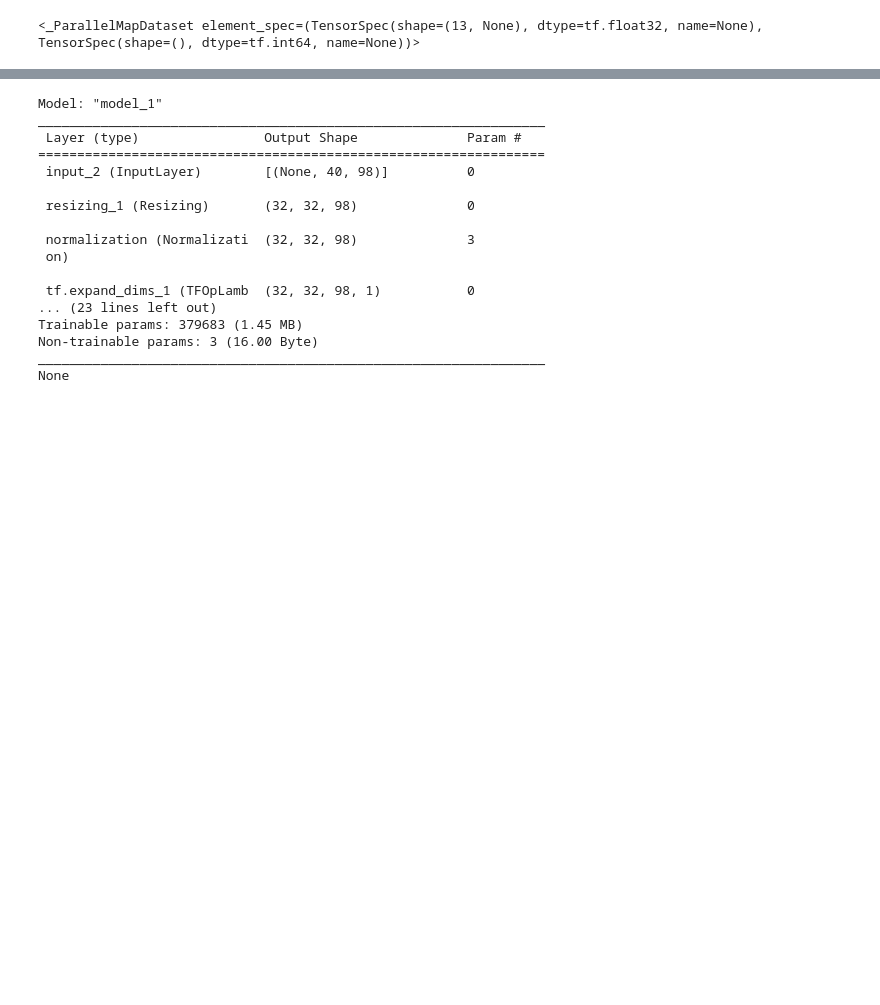
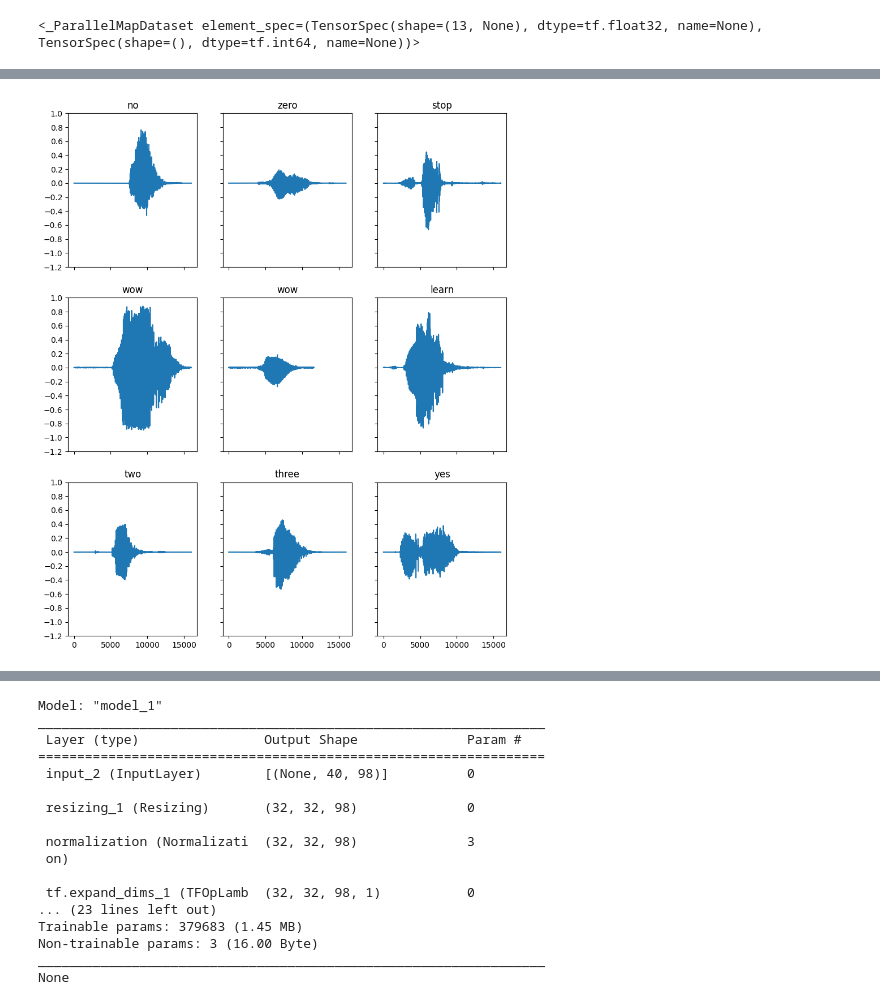
Before and after one commit to aidinattar/AudioKWS, a Jupyter notebook: examples.ipynb, the cells around one changed output, grey strips where cells are left out. Saved outputs shown, nothing was run; the diff lists cells and outputs as text; code cells hidden in the pictures; blank space fills up the shorter version.

```diff
--- a/examples.ipynb
+++ b/examples.ipynb
@@ -290,3 +135,6 @@ Label:  34
 # %%
 from dataset import DataVisualizer
 visual = DataVisualizer(train_waveforms, train_spectrograms, commands)
+# %%
+visual.plot_waveform_example()
+# %% [output]
@@ -292,0 +143 @@ visual = DataVisualizer(train_waveforms, train_spectrograms, commands)
+[figure, added]
```
Also changed, not shown: parts of 30 cells of this notebook.
